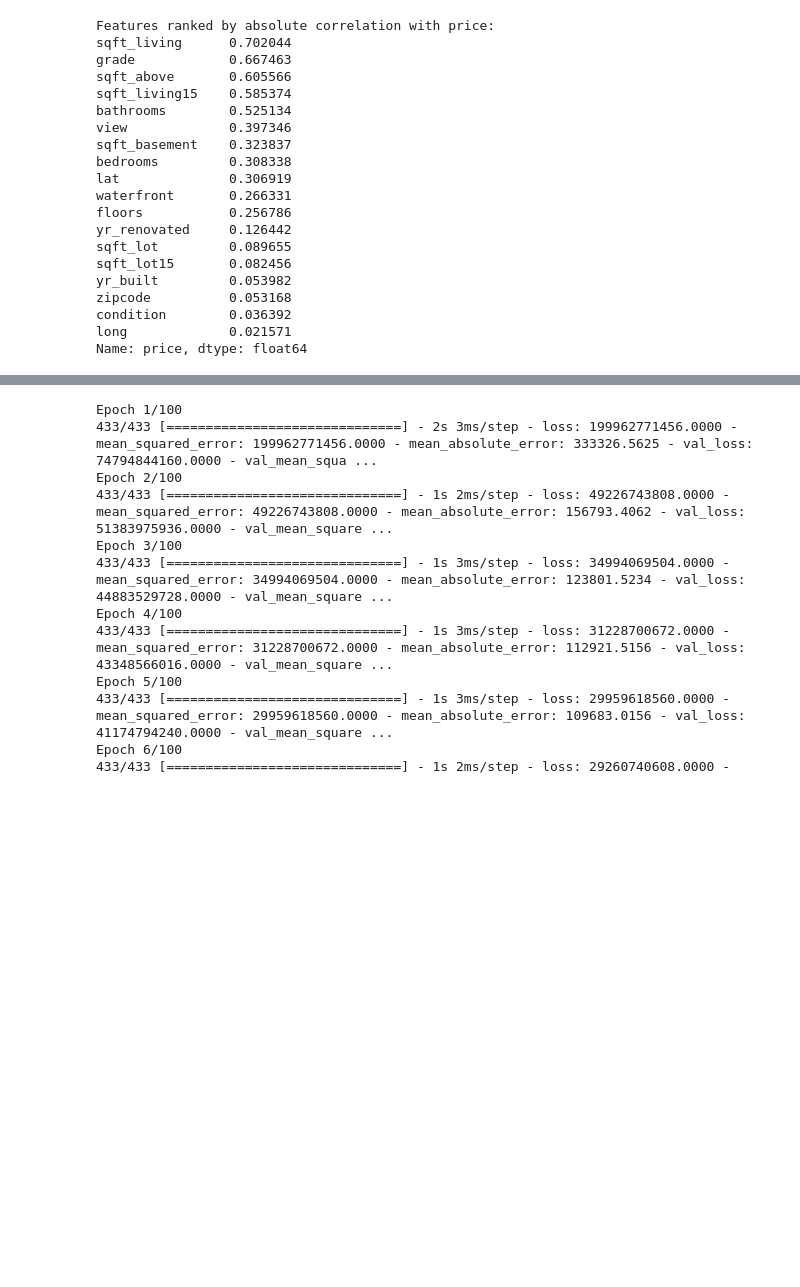
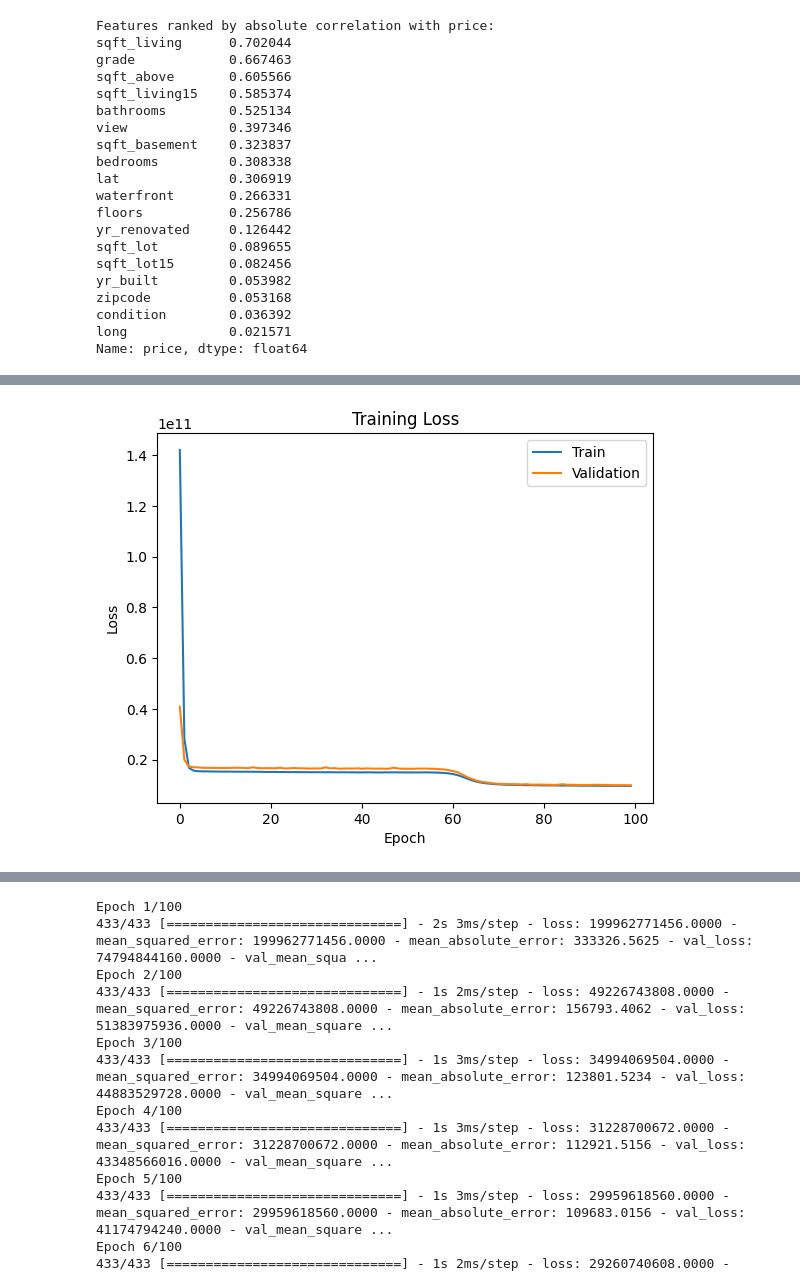
Before and after one commit to camilla8989/pythonstudy, a Jupyter notebook: House_Price.ipynb, the cells around one changed output, grey strips where cells are left out. Cells and saved outputs as stored; diff of their text form; code cells hidden in the pictures; blank space fills up the shorter version.

```diff
--- a/House_Price.ipynb
+++ b/House_Price.ipynb
@@ -107,0 +205,83 @@ Name: price, dtype: float64
+# %%
+import pandas as pd
+import numpy as np
+import tensorflow as tf
+import matplotlib.pyplot as plt
+from sklearn.model_selection import train_test_split
+from sklearn.metrics import mean_squared_error, r2_score
+from tensorflow.keras.callbacks import EarlyStopping
+from sklearn.preprocessing import StandardScaler
+
+# 读取数据集
+df = pd.read_csv('house_dataset.csv')
+
+# 根据房价排序
+df = df.sort_values('price')
+
+# 计算要去掉的样本数量
+remove_samples = int(len(df) * 0.05)
+
+# 去掉价格最高的5%样本
+df = df.iloc[:-remove_samples]
+
+# 选择主要特征值
+features = ['grade', 'sqft_above', 'sqft_living15', 'bathrooms', 'view', 'sqft_basement', 'bedrooms', 'lat']
+target = 'price'
+
+# 处理缺失值或异常值
+df = df.dropna()  # 删除包含缺失值的样本
+df = df[df['price'] > 0]  # 删除价格为非正值的样本
+
+# 提取特征和目标变量
+X = df[features]
+y = df[target]
+
+# 标准化处理
+scaler = StandardScaler()
+X_scaled = scaler.fit_transform(X)
+
+# 划分训练集和测试集
+X_train, X_test, y_train, y_test = train_test_split(X_scaled, y, test_size=0.2, random_state=42)
+
+# 定义模型
+model = tf.keras.Sequential([
+    tf.keras.layers.Dense(64, activation='relu'),
+    tf.keras.layers.Dense(64, activation='relu'),
+    tf.keras.layers.Dense(1, activation='linear')
+])
+
+# 编译模型
+model.compile(optimizer=tf.keras.optimizers.Adam(learning_rate=0.01),
+              loss='mean_squared_error',
+              metrics=['mean_squared_error', 'mean_absolute_error'])
+
+# 定义EarlyStopping回调函数
+early_stopping = EarlyStopping(patience=50, restore_best_weights=True)
+
+# 训练模型
+history = model.fit(X_train, y_train,
+                    validation_split=0.2,
+                    epochs=100,
+                    batch_size=32,
+                    callbacks=[early_stopping])
+
+# 绘制训练误差折线图
+plt.plot(history.history['loss'])
+plt.plot(history.history['val_loss'])
+plt.title('Training Loss')
+plt.xlabel('Epoch')
+plt.ylabel('Loss')
+plt.legend(['Train', 'Validation'])
+plt.show()
+
+# 使用训练好的模型进行预测
+y_pred = model.predict(X_test)
+
+# 评估模型性能
+mse = mean_squared_error(y_test, y_pred)
+r2 = r2_score(y_test, y_pred)
+
+# 打印评估结果
+print("MSE:", mse)
+print("R^2:", r2)
+# %% [output]
@@ -107,0 +305 @@ Name: price, dtype: float64
+[figure, added]
```
Also changed, not shown: parts of 6 cells of this notebook.
